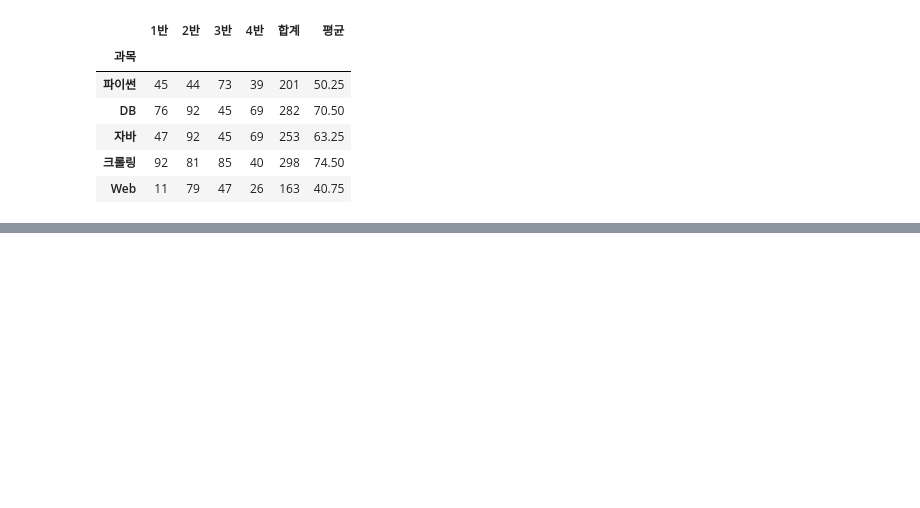
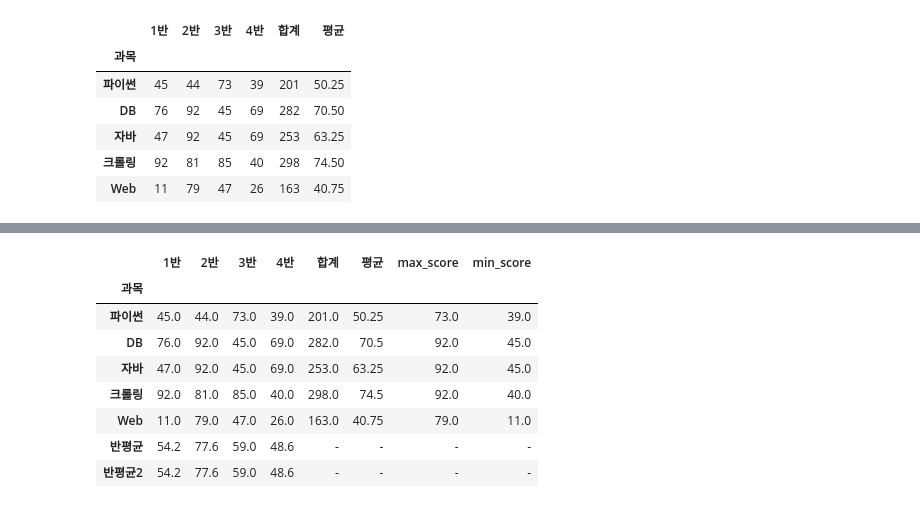
Before and after one commit to likemilktea/GjAiSchool, a Jupyter notebook: 04.Python/Python Library/ex03_pandas_DataFrame.ipynb, the cells around one changed output, grey strips where cells are left out. Cells and saved outputs as stored; diff of their text form; code cells hidden in the pictures; blank space fills up the shorter version.

```diff
--- a/04.Python/Python Library/ex03_pandas_DataFrame.ipynb
+++ b/04.Python/Python Library/ex03_pandas_DataFrame.ipynb
@@ -489,0 +493,4 @@ score
+# %%
+score.loc['반평균'] = score.mean(axis=0)
+
+score
@@ -489,0 +506,2 @@ score
+# %%
+score.loc['반평균','합계'] = "-"
@@ -489,0 +543,3 @@ score
+# %%
+score["max_score"] = score.loc['파이썬':'Web','1반':'4반'].max(axis=1)
+score
@@ -489,0 +556,15 @@ score
+# %%
+score["min_score"] = score.loc['파이썬':'Web','1반':'4반'].min(axis=1)
+score.fillna('-',inplace = True)
+# %%
+score
+# %% [output]
+|  | 1반 | 2반 | 3반 | 4반 | 합계 | 평균 | max_score | min_score |
+| 과목 |  |  |  |  |  |  |  |  |
+| 파이썬 | 45.0 | 44.0 | 73.0 | 39.0 | 201.0 | 50.25 | 73.0 | 39.0 |
+| DB | 76.0 | 92.0 | 45.0 | 69.0 | 282.0 | 70.5 | 92.0 | 45.0 |
+| 자바 | 47.0 | 92.0 | 45.0 | 69.0 | 253.0 | 63.25 | 92.0 | 45.0 |
+| 크롤링 | 92.0 | 81.0 | 85.0 | 40.0 | 298.0 | 74.5 | 92.0 | 40.0 |
+| Web | 11.0 | 79.0 | 47.0 | 26.0 | 163.0 | 40.75 | 79.0 | 11.0 |
+| 반평균 | 54.2 | 77.6 | 59.0 | 48.6 | - | - | - | - |
+| 반평균2 | 54.2 | 77.6 | 59.0 | 48.6 | - | - | - | - |
```
Also changed, not shown: parts of 28 cells of this notebook, 29 other files.
